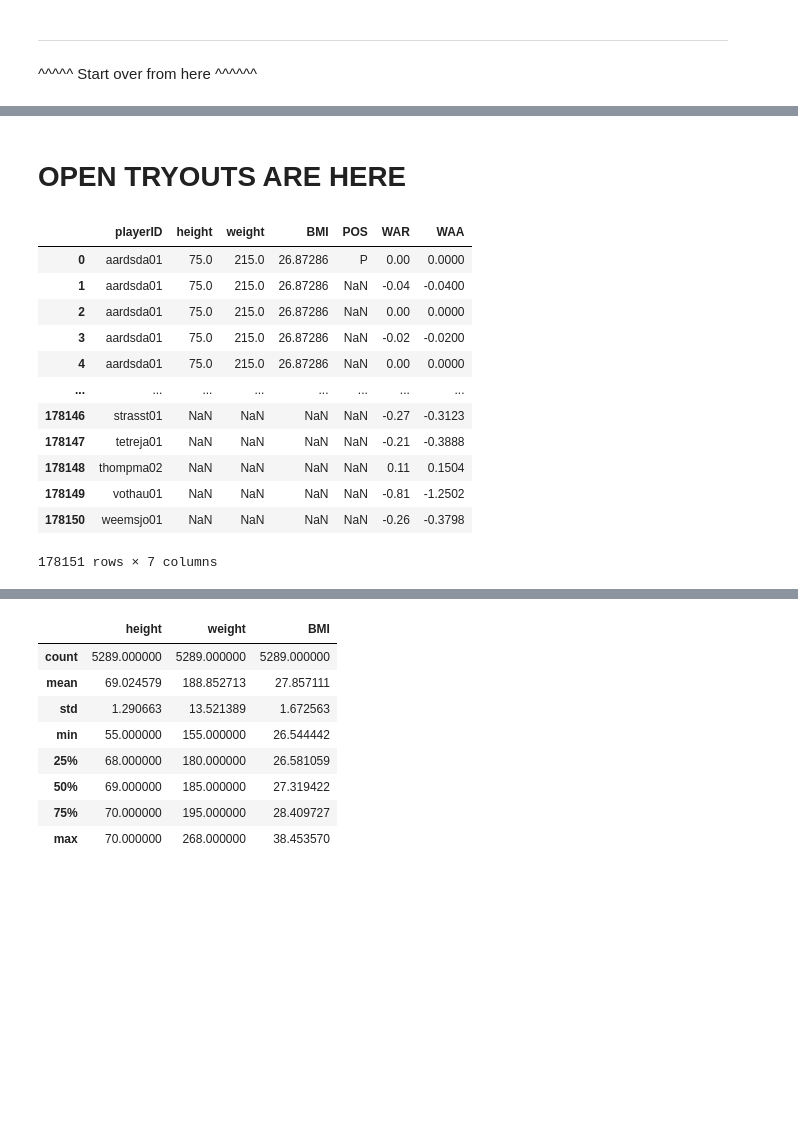
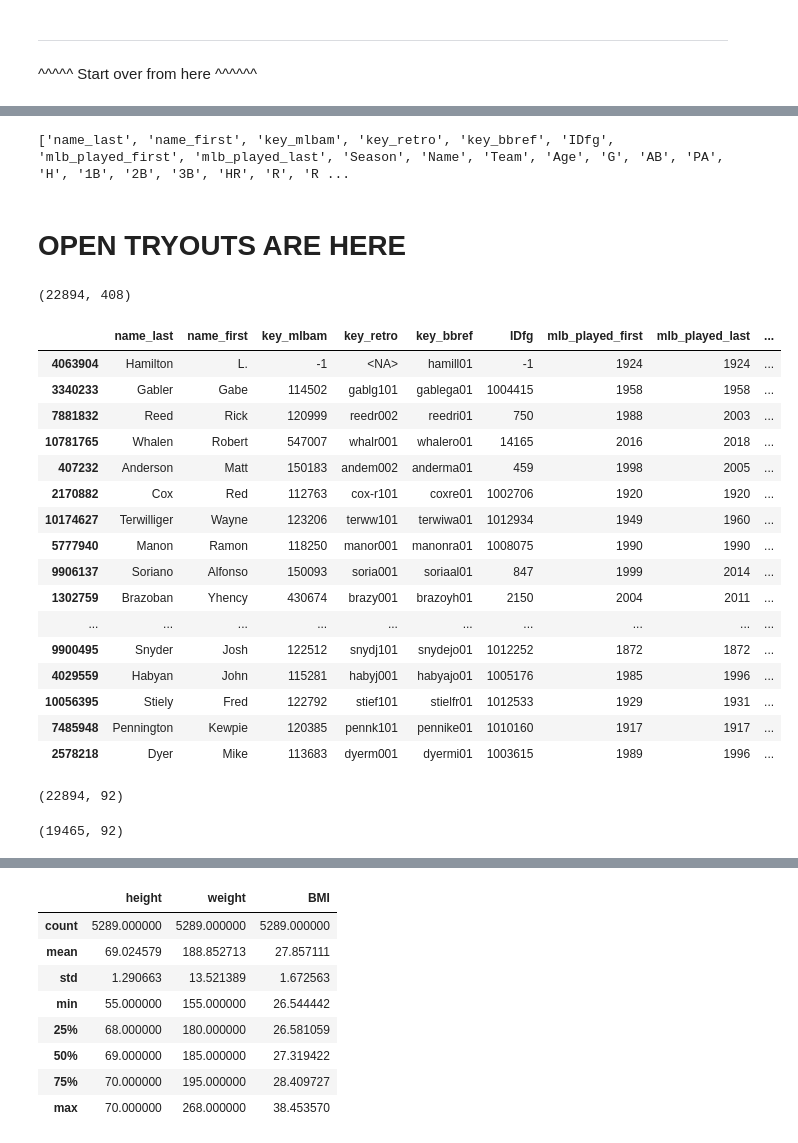
Before and after one commit to obverter/bmi-stars, a Jupyter notebook: notebooks/Players.ipynb, the cells around one changed output, grey strips where cells are left out. Saved outputs shown, nothing was run; the diff lists cells and outputs as text; code cells hidden in the pictures; blank space fills up the shorter version.

```diff
--- a/notebooks/Players.ipynb
+++ b/notebooks/Players.ipynb
@@ -116,8 +368,7 @@ drop_y(result)
 result = pd.merge(result, fielding,  how='left', left_on=['key_bbref'], right_on=['playerID'], suffixes=('', '_y'))
 drop_y(result)
 # %%
-# merge appearances into result
-result = pd.merge(result, appearances,  how='left', left_on=['key_bbref'], right_on=['playerID'], suffixes=('', '_y'))
-sleep(1)
+# merge fielding into result ~4 minutes runtime
+result = pd.merge(result, bwar_pitch,  how='left', left_on=['key_bbref'], right_on=['player_ID'], suffixes=('', '_y'))
 drop_y(result)
 # %% [output]
@@ -227,7 +422,7 @@ teams_half = pd.DataFrame(teams_half())
 # %%
 ### Add BMI Calcs
 # BMI Calculations
-people["KG"] = people["weight"] * KG_TO_LB
-people["meters"] = people["height"] * M_TO_IN
-people["BMI"] = people["KG"] / people["meters"] ** 2
-people["ratio"] = people["meters"] * people["BMI"]
+everyone["KG"] = everyone["weight"] * KG_TO_LB
+everyone["meters"] = everyone["height"] * M_TO_IN
+everyone["BMI"] = everyone["KG"] / everyone["meters"] ** 2
+everyone["ratio"] = everyone["meters"] * everyone["BMI"]
@@ -449,3 +448,7 @@ df.groupby('POS')
+# %%
+print(everyone.columns.tolist())
+# %% [output]
+['name_last', 'name_first', 'key_mlbam', 'key_retro', 'key_bbref', 'IDfg', 'mlb_played_first', 'mlb_played_last', 'Season', 'Name', 'Team', 'Age', 'G', 'AB', 'PA', 'H', '1B', '2B', '3B', 'HR', 'R', 'R ...
 # %% [markdown]
 
 # OPEN TRYOUTS ARE HERE
@@ -456,16 +456,0 @@ height_weight = df[['playerID', 'height', 'weight', 'BMI', 'POS', 'WAR', 'WAA']]
-# %%
-height_weight
-# %% [output]
-|  | playerID | height | weight | BMI | POS | WAR | WAA |
-| 0 | aardsda01 | 75.0 | 215.0 | 26.87286 | P | 0.00 | 0.0000 |
-| 1 | aardsda01 | 75.0 | 215.0 | 26.87286 | NaN | -0.04 | -0.0400 |
-| 2 | aardsda01 | 75.0 | 215.0 | 26.87286 | NaN | 0.00 | 0.0000 |
-| 3 | aardsda01 | 75.0 | 215.0 | 26.87286 | NaN | -0.02 | -0.0200 |
-| 4 | aardsda01 | 75.0 | 215.0 | 26.87286 | NaN | 0.00 | 0.0000 |
-| ... | ... | ... | ... | ... | ... | ... | ... |
-| 178146 | strasst01 | NaN | NaN | NaN | NaN | -0.27 | -0.3123 |
-| 178147 | tetreja01 | NaN | NaN | NaN | NaN | -0.21 | -0.3888 |
-| 178148 | thompma02 | NaN | NaN | NaN | NaN | 0.11 | 0.1504 |
-| 178149 | vothau01 | NaN | NaN | NaN | NaN | -0.81 | -1.2502 |
-| 178150 | weemsjo01 | NaN | NaN | NaN | NaN | -0.26 | -0.3798 |
-178151 rows × 7 columns
@@ -473,0 +554,28 @@ height_weight = height_weight.dropna(subset=['BMI'])
+# %%
+everyone.shape
+# %% [output]
+(22894, 408)
+# %%
+everyone.sample(25)
+# %% [output]
+|  | name_last | name_first | key_mlbam | key_retro | key_bbref | IDfg | mlb_played_first | mlb_played_last | ... |
+| 4063904 | Hamilton | L. | -1 | <NA> | hamill01 | -1 | 1924 | 1924 | ... |
+| 3340233 | Gabler | Gabe | 114502 | gablg101 | gablega01 | 1004415 | 1958 | 1958 | ... |
+| 7881832 | Reed | Rick | 120999 | reedr002 | reedri01 | 750 | 1988 | 2003 | ... |
+| 10781765 | Whalen | Robert | 547007 | whalr001 | whalero01 | 14165 | 2016 | 2018 | ... |
+| 407232 | Anderson | Matt | 150183 | andem002 | anderma01 | 459 | 1998 | 2005 | ... |
+| 2170882 | Cox | Red | 112763 | cox-r101 | coxre01 | 1002706 | 1920 | 1920 | ... |
+| 10174627 | Terwilliger | Wayne | 123206 | terww101 | terwiwa01 | 1012934 | 1949 | 1960 | ... |
+| 5777940 | Manon | Ramon | 118250 | manor001 | manonra01 | 1008075 | 1990 | 1990 | ... |
+| 9906137 | Soriano | Alfonso | 150093 | soria001 | soriaal01 | 847 | 1999 | 2014 | ... |
+| 1302759 | Brazoban | Yhency | 430674 | brazy001 | brazoyh01 | 2150 | 2004 | 2011 | ... |
+| ... | ... | ... | ... | ... | ... | ... | ... | ... | ... |
+| 9900495 | Snyder | Josh | 122512 | snydj101 | snydejo01 | 1012252 | 1872 | 1872 | ... |
+| 4029559 | Habyan | John | 115281 | habyj001 | habyajo01 | 1005176 | 1985 | 1996 | ... |
+| 10056395 | Stiely | Fred | 122792 | stief101 | stielfr01 | 1012533 | 1929 | 1931 | ... |
+| 7485948 | Pennington | Kewpie | 120385 | pennk101 | pennike01 | 1010160 | 1917 | 1917 | ... |
+| 2578218 | Dyer | Mike | 113683 | dyerm001 | dyermi01 | 1003615 | 1989 | 1996 | ... |
+# %%
+df.shape
+# %% [output]
+(22894, 92)
@@ -474 +584,5 @@ height_weight = height_weight.dropna(subset=['BMI'])
+# %%
+df.shape
+# %% [output]
+(19465, 92)
 # %%
```
Also changed, not shown: parts of 95 cells of this notebook, 1 other file.
